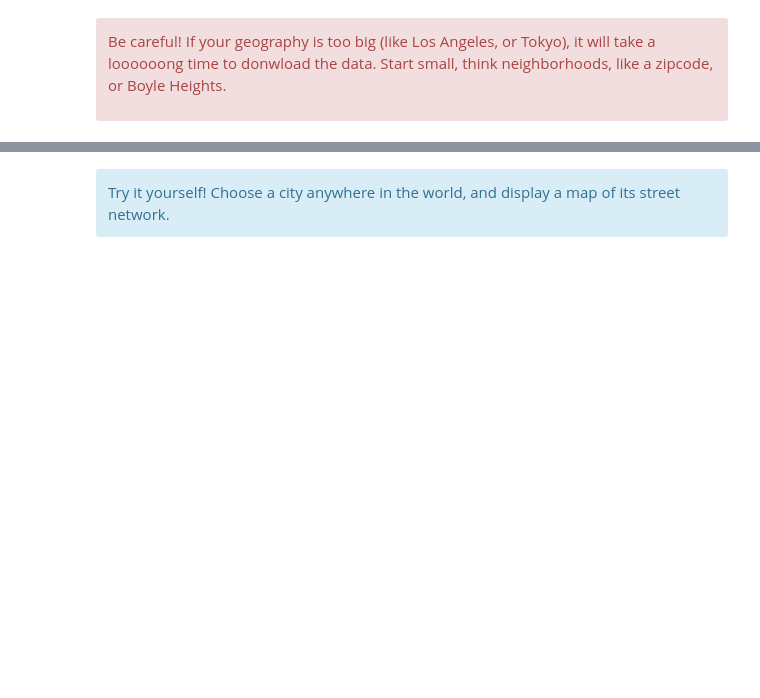
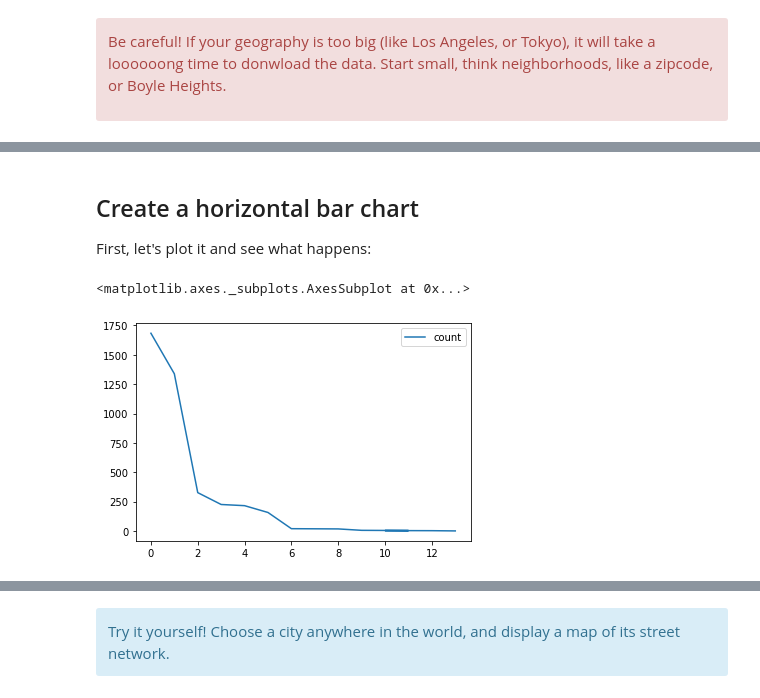
Before and after one commit to yohman/up206a, a Jupyter notebook: Weeks/Week04/W401 - Open Street Map.ipynb, the cells around one changed output, grey strips where cells are left out. Saved outputs shown, nothing was run; the diff lists cells and outputs as text; code cells hidden in the pictures; blank space fills up the shorter version.

```diff
--- a/Weeks/Week04/W401 - Open Street Map.ipynb
+++ b/Weeks/Week04/W401 - Open Street Map.ipynb
@@ -38,0 +164,3 @@ graph = ox.graph_from_place(place)
+# %%
+osm_building_counts = osm.building.value_counts()
+osm_building_counts
@@ -38,0 +190,4 @@ graph = ox.graph_from_place(place)
+# %%
+# convert it into a dataframe
+df_osm_building_types = pd.DataFrame(osm_building_counts)
+df_osm_building_types
@@ -38,0 +212,3 @@ graph = ox.graph_from_place(place)
+# %%
+df_osm_building_types = df_osm_building_types.reset_index()
+df_osm_building_types
@@ -38,0 +233,3 @@ graph = ox.graph_from_place(place)
+# %%
+df_osm_building_types.columns = ['building_type','count']
+df_osm_building_types
@@ -38,0 +252,9 @@ graph = ox.graph_from_place(place)
+# %% [markdown]
+## Create a horizontal bar chart
+
+First, let's plot it and see what happens:
+# %%
+df_osm_building_types.plot()
+# %% [output]
+<matplotlib.axes._subplots.AxesSubplot at 0x...>
+[figure, added]
```
Also changed, not shown: parts of 142 cells of this notebook, 8 other files.
